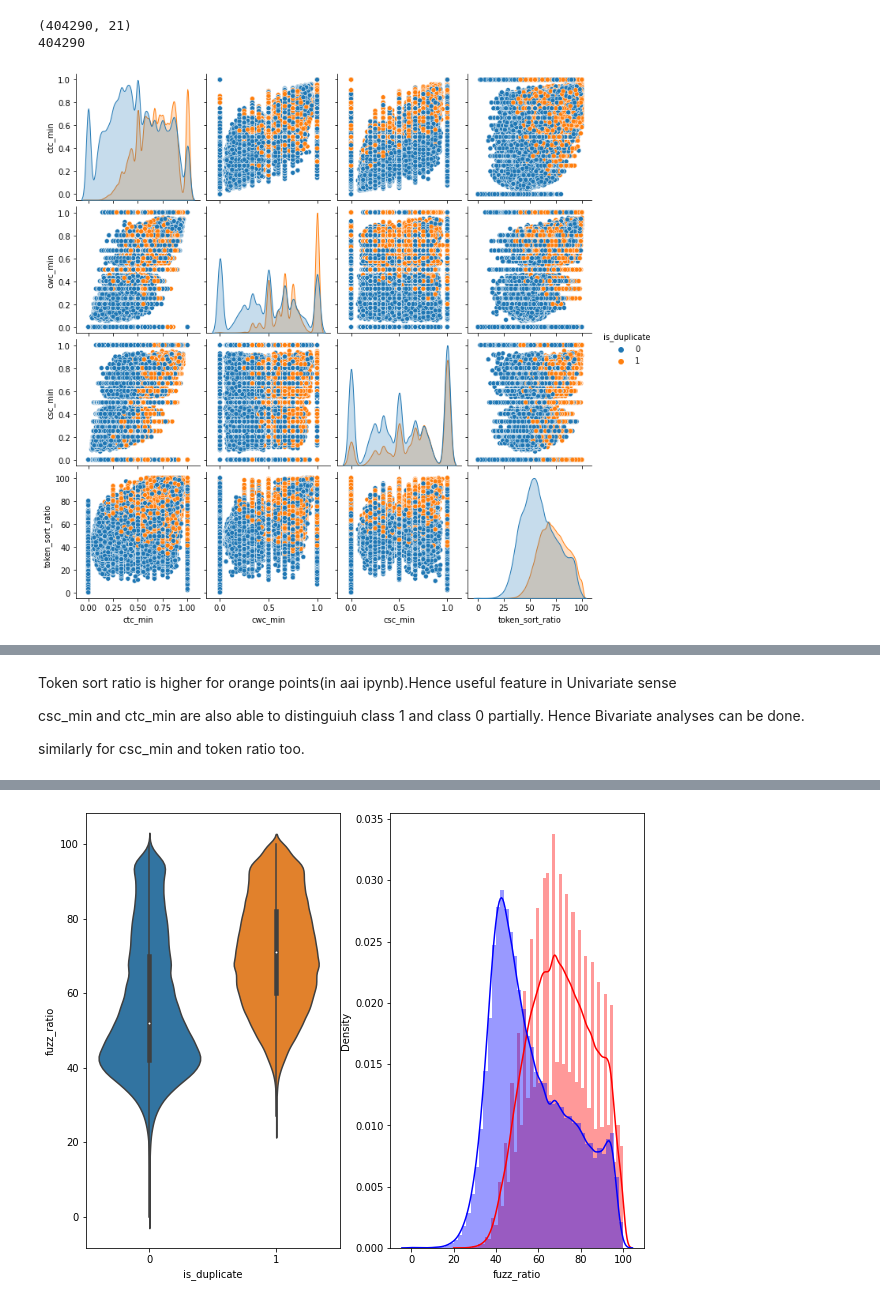
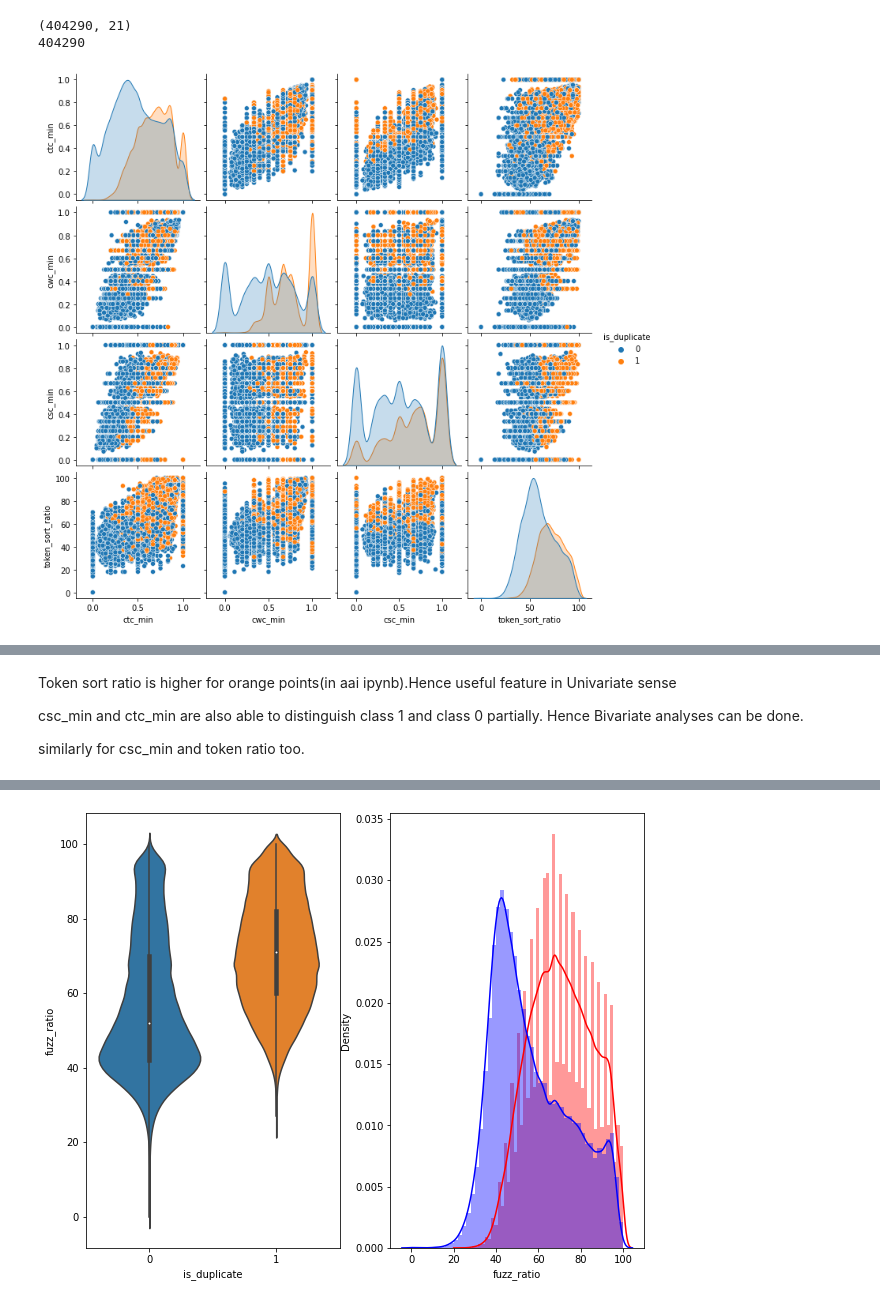
Before and after one commit to Dummy-Bug/Quora-Question-Pairs, a Jupyter notebook: Data Preprocessing/2_Quora_Preprocessing.ipynb, the cells around one changed output, grey strips where cells are left out. Drawn from its saved outputs; the diff is of its cells as text; code cells hidden in the pictures.

```diff
--- a/Data Preprocessing/2_Quora_Preprocessing.ipynb
+++ b/Data Preprocessing/2_Quora_Preprocessing.ipynb
@@ -65,11 +67,11 @@ drive.mount('/content/drive')
 # %% [output]
 Mounted at /content/drive
 # %%
-# if os.path.isfile('/content/drive/MyDrive/Quora/df_fe_without_preprocessing_train.csv'):
+if os.path.isfile('/content/drive/MyDrive/Quora/df_fe_without_preprocessing_train.csv'):
 
-    # df = pd.read_csv("/content/drive/MyDrive/Quora/df_fe_without_preprocessing_train.csv")
-    # df = df.fillna('')
-    # df.head()
+    df = pd.read_csv("/content/drive/MyDrive/Quora/df_fe_without_preprocessing_train.csv")
+    df = df.fillna('')
+    df.head()
 
-# else:
-    # print("get df_fe_without_preprocessing_train.csv from drive or run the previous notebook")
+else:
+    print("get df_fe_without_preprocessing_train.csv from drive or run the previous notebook")
@@ -565,8 +577,9 @@ print(df.shape[0])
 (404290, 21)
 404290
 # %%
+%%time
 n = df.shape[0]
-sns.pairplot(df[['ctc_min', 'cwc_min', 'csc_min', 'token_sort_ratio', 'is_duplicate']][0:n], hue='is_duplicate', vars=['ctc_min', 'cwc_min', 'csc_min', 'token_sort_ratio'])
+sns.pairplot(df[['ctc_min', 'cwc_min', 'csc_min', 'token_sort_ratio', 'is_duplicate']][0:20000], hue='is_duplicate', vars=['ctc_min', 'cwc_min', 'csc_min', 'token_sort_ratio'])
 plt.show()
 # %% [output]
-[figure, old version]
+[figure, new version]
@@ -573,7 +588,7 @@ plt.show()
 # %% [markdown]
 Token sort ratio is higher for orange points(in aai ipynb).Hence useful feature in Univariate sense
 
-csc_min and ctc_min are also able to distinguiuh class 1 and class 0 partially. Hence Bivariate analyses can be done.
+csc_min and ctc_min are also able to distinguish class 1 and class 0 partially. Hence Bivariate analyses can be done.
 
 similarly for csc_min and token ratio too.
 # %%
```
Also changed, not shown: parts of 31 cells of this notebook.
